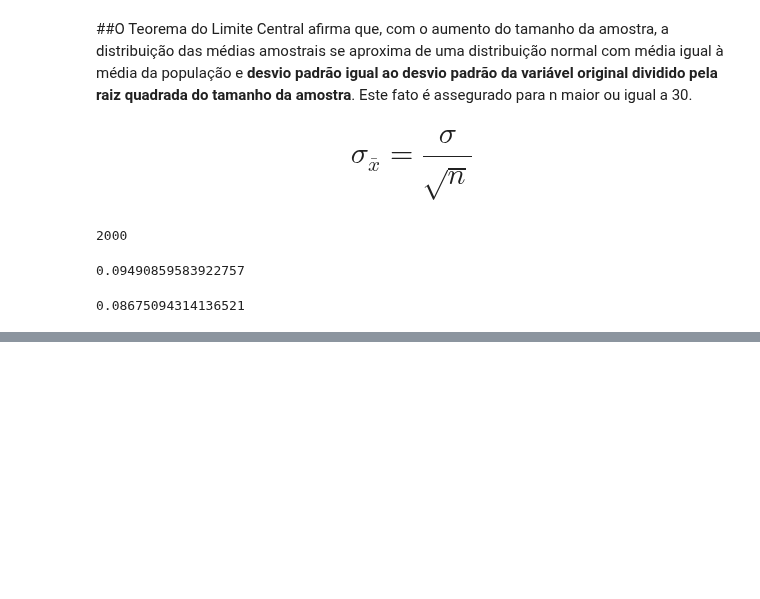
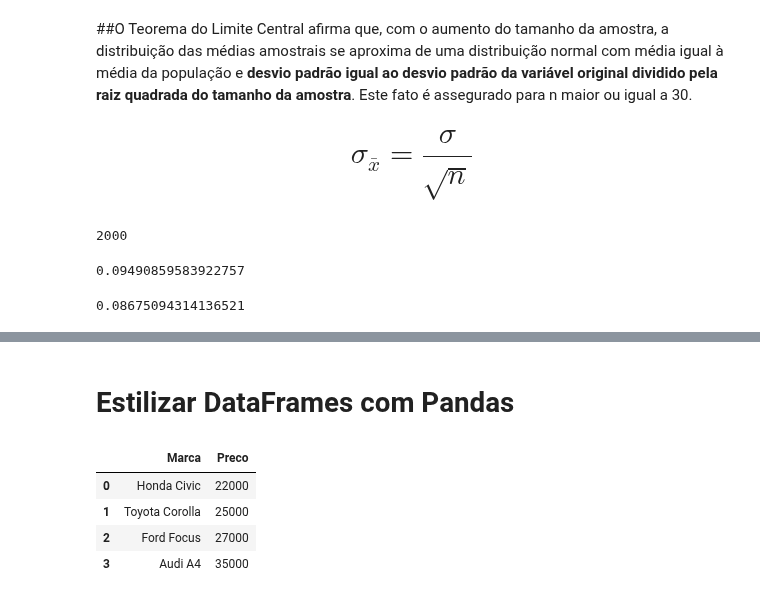
Before and after one commit to GuilhermeRuy97/BootcampDataScience, a Jupyter notebook: resumo_estatistica.ipynb, the cells around one changed output, grey strips where cells are left out. Cells and saved outputs as stored; diff of their text form; code cells hidden in the pictures; blank space fills up the shorter version.

```diff
--- a/resumo_estatistica.ipynb
+++ b/resumo_estatistica.ipynb
@@ -424,0 +462,2 @@ amostras.mean().std()
+# %% [markdown]
+# Estilizar DataFrames com Pandas
@@ -424,0 +466,14 @@ amostras.mean().std()
+# %%
+carros = {'Marca': ['Honda Civic','Toyota Corolla','Ford Focus','Audi A4'],
+        'Preco': [22000,25000,27000,35000]
+        }
+# %%
+dados = pd.DataFrame(carros)
+
+dados.head()
+# %% [output]
+|  | Marca | Preco |
+| 0 | Honda Civic | 22000 |
+| 1 | Toyota Corolla | 25000 |
+| 2 | Ford Focus | 27000 |
+| 3 | Audi A4 | 35000 |
```
Also changed, not shown: parts of 12 cells of this notebook.
